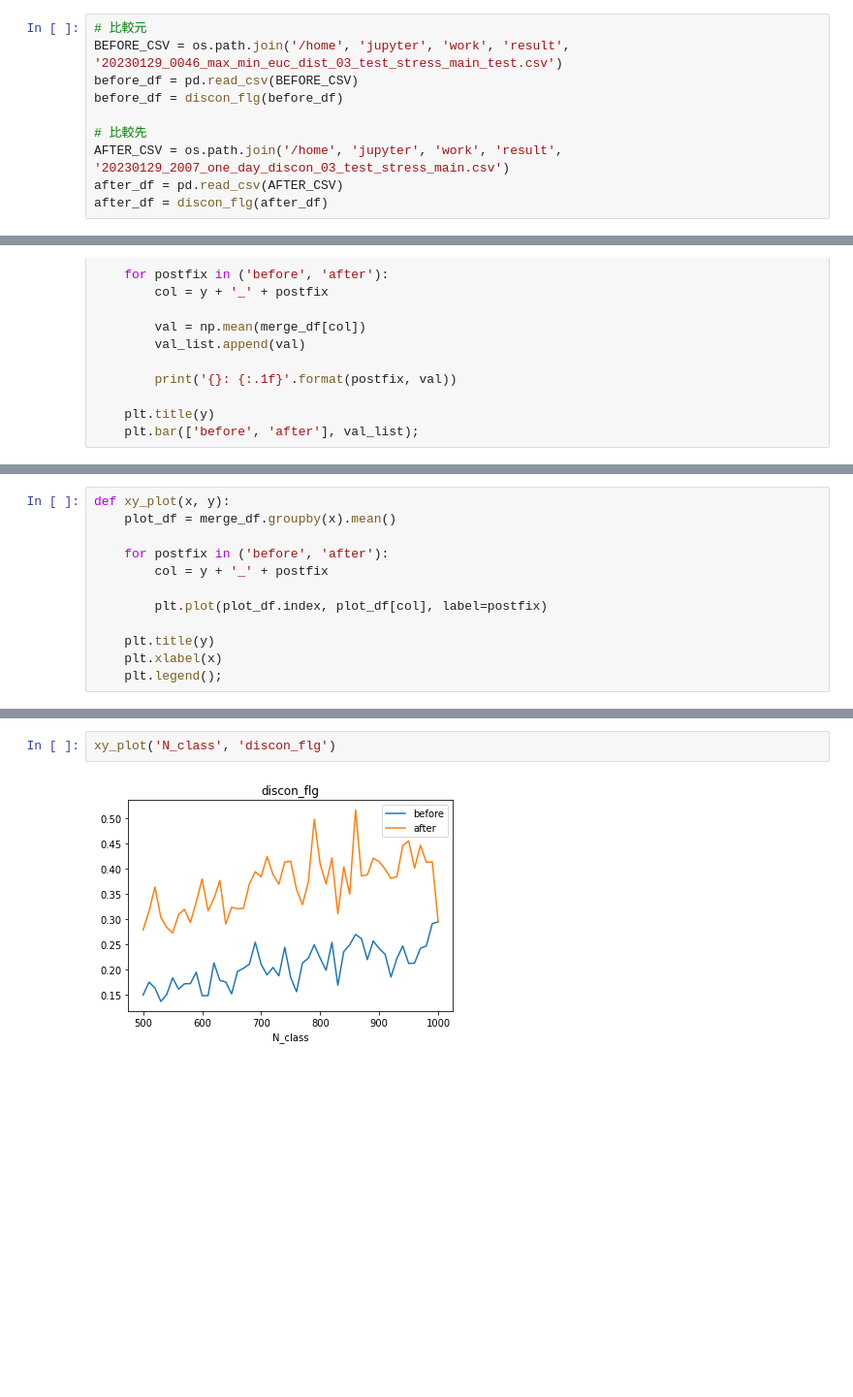
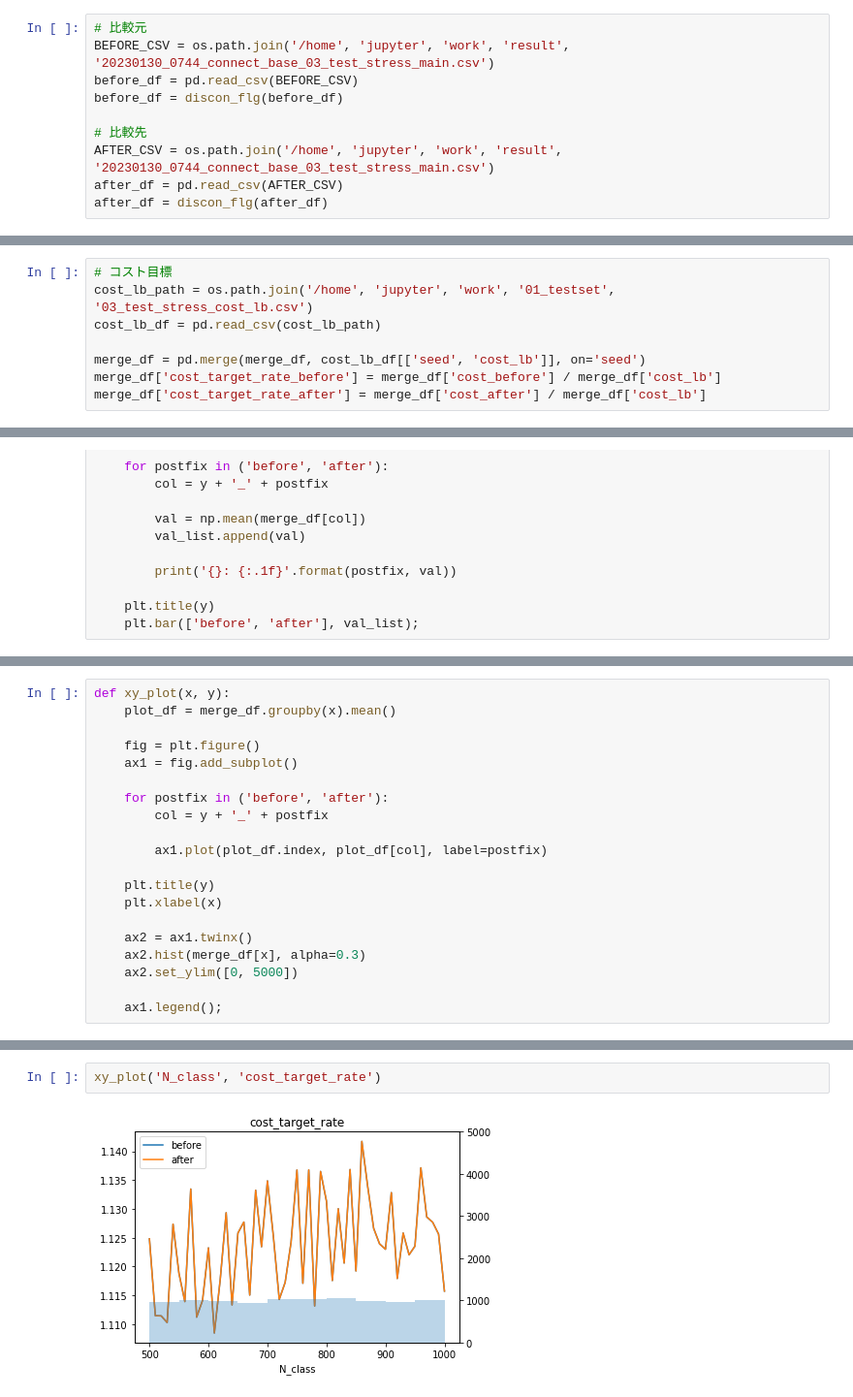
Before and after one commit to starpentagon/ahc017, a Jupyter notebook: work/90_notebook/90_compare_result.ipynb, the cells around one changed output, grey strips where cells are left out. Shown at 97% size. Saved outputs shown, nothing was run; the diff lists cells and outputs as text; blank space fills up the shorter version.

Commit message:
CostLowerBound

```diff
--- a/work/90_notebook/90_compare_result.ipynb
+++ b/work/90_notebook/90_compare_result.ipynb
@@ -13,12 +13,12 @@ def discon_flg(df):
     return df
 # %%
 # 比較元
-BEFORE_CSV = os.path.join('/home', 'jupyter', 'work', 'result', '20230129_0046_max_min_euc_dist_03_test_stress_main_test.csv')
+BEFORE_CSV = os.path.join('/home', 'jupyter', 'work', 'result', '20230130_0744_connect_base_03_test_stress_main.csv')
 before_df = pd.read_csv(BEFORE_CSV)
 before_df = discon_flg(before_df)
 
 # 比較先
-AFTER_CSV = os.path.join('/home', 'jupyter', 'work', 'result', '20230129_2007_one_day_discon_03_test_stress_main.csv')
+AFTER_CSV = os.path.join('/home', 'jupyter', 'work', 'result', '20230130_0744_connect_base_03_test_stress_main.csv')
 after_df = pd.read_csv(AFTER_CSV)
 after_df = discon_flg(after_df)
 # %%
@@ -50,6 +50,14 @@ merge_df['sche_room'] = round(100  * merge_df['sche_room']) / 100
 # 刻み幅の調整
 merge_df['N_class'] = merge_df['N'] // 10 * 10
 merge_df['M_class'] = merge_df['M'] // 10 * 10
+# %%
+# コスト目標
+cost_lb_path = os.path.join('/home', 'jupyter', 'work', '01_testset', '03_test_stress_cost_lb.csv')
+cost_lb_df = pd.read_csv(cost_lb_path)
+
+merge_df = pd.merge(merge_df, cost_lb_df[['seed', 'cost_lb']], on='seed')
+merge_df['cost_target_rate_before'] = merge_df['cost_before'] / merge_df['cost_lb']
+merge_df['cost_target_rate_after'] = merge_df['cost_after'] / merge_df['cost_lb']
 # %% [markdown]
 ## 全体比較(コスト)
 # %%
@@ -76,14 +84,22 @@ after: 277680301.5
 def xy_plot(x, y):
     plot_df = merge_df.groupby(x).mean()
 
+    fig = plt.figure()
+    ax1 = fig.add_subplot()
+
     for postfix in ('before', 'after'):
         col = y + '_' + postfix
 
-        plt.plot(plot_df.index, plot_df[col], label=postfix)
+        ax1.plot(plot_df.index, plot_df[col], label=postfix)
 
     plt.title(y)
     plt.xlabel(x)
-    plt.legend();
+
+    ax2 = ax1.twinx()
+    ax2.hist(merge_df[x], alpha=0.3)
+    ax2.set_ylim([0, 5000])
+
+    ax1.legend();
 # %%
 xy_plot('N_class', 'cost')
 # %% [output]
@@ -115,5 +131,5 @@ after: 0.4
 # %%
-xy_plot('N_class', 'discon_flg')
+xy_plot('N_class', 'cost_target_rate')
 # %% [output]
-[figure, old version]
+[figure, new version]
 # %%
```
Also changed, not shown: parts of 21 cells of this notebook, 3 other files.
